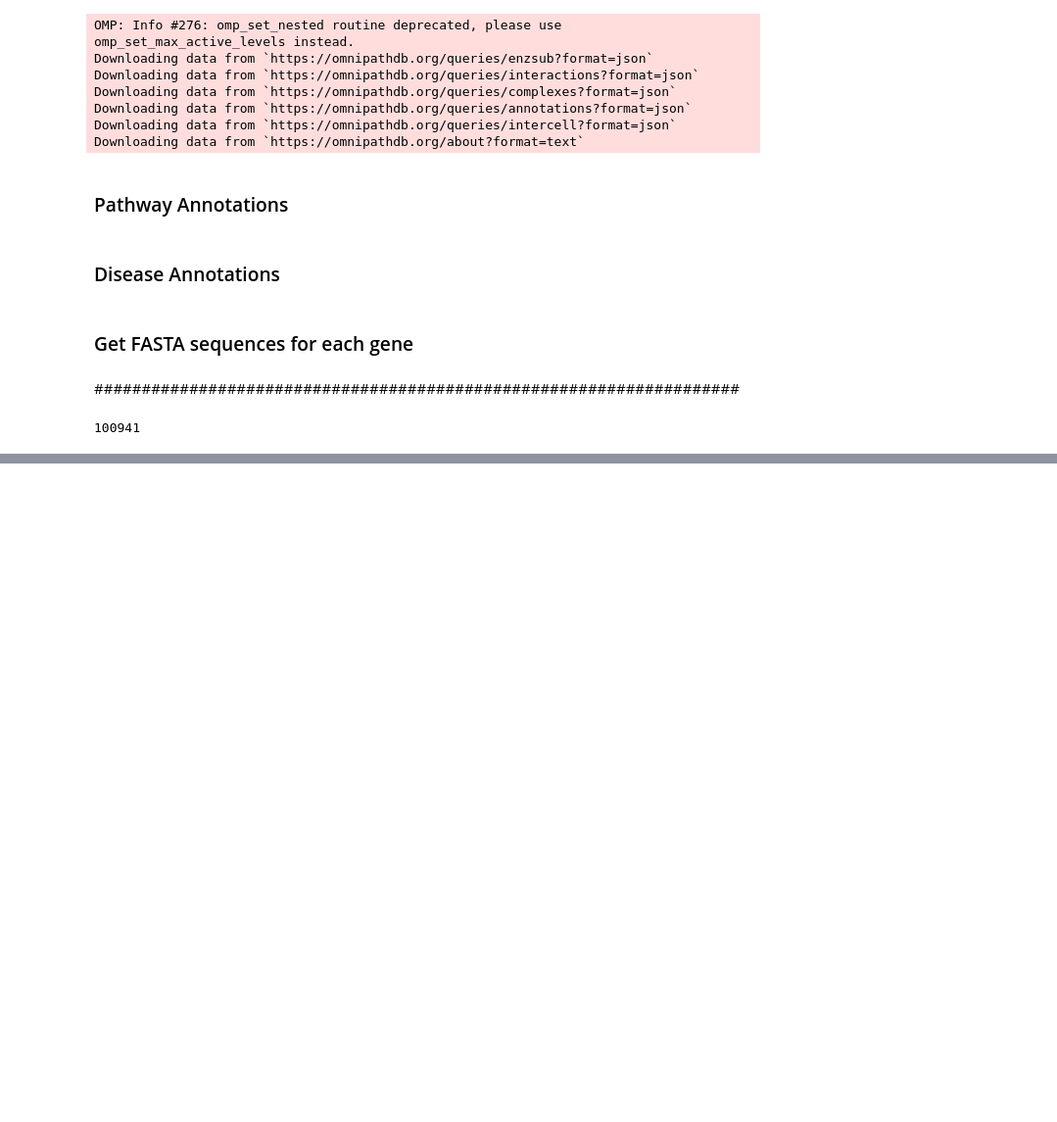
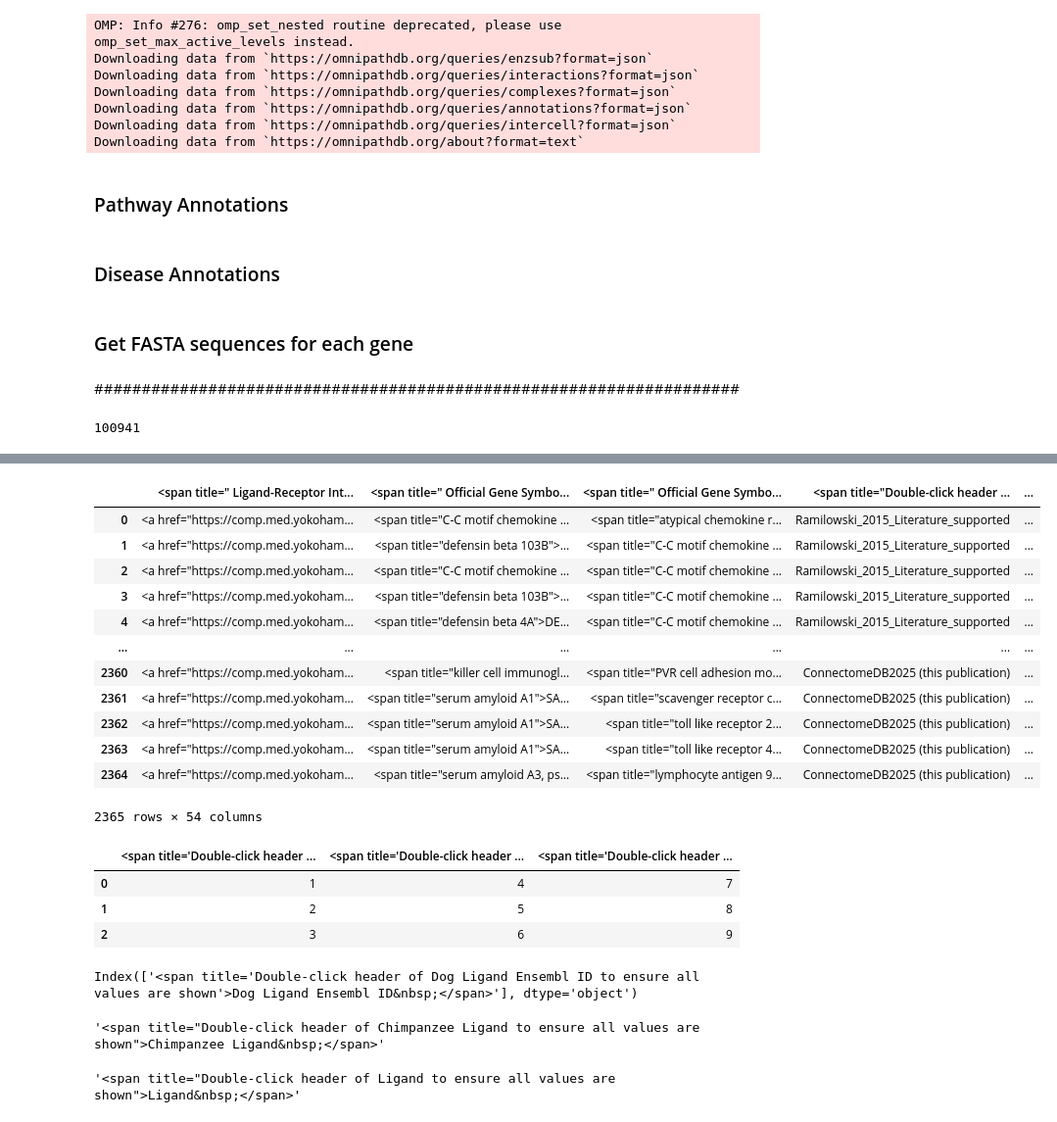
Before and after one commit to bioinfo-YCU/ConnectomeDB, a Jupyter notebook: Python_test.ipynb, the cells around one changed output, grey strips where cells are left out. Shown at 98% size. Drawn from its saved outputs; the diff is of its cells as text; code cells hidden in the pictures; blank space fills up the shorter version.

```diff
--- a/Python_test.ipynb
+++ b/Python_test.ipynb
@@ -666,0 +1178,16 @@ fetch_pubmed_data(pmid_list, hgnc_symbols)
+# %%
+gene_pair
+# %% [output]
+|  | <span title=" Ligand-Receptor Int... | <span title=" Official Gene Symbo... | <span title=" Official Gene Symbo... | <span title="Double-click header ... | ... |
+| 0 | <a href="https://comp.med.yokoham... | <span title="C-C motif chemokine ... | <span title="atypical chemokine r... | Ramilowski_2015_Literature_supported | ... |
+| 1 | <a href="https://comp.med.yokoham... | <span title="defensin beta 103B">... | <span title="C-C motif chemokine ... | Ramilowski_2015_Literature_supported | ... |
+| 2 | <a href="https://comp.med.yokoham... | <span title="C-C motif chemokine ... | <span title="C-C motif chemokine ... | Ramilowski_2015_Literature_supported | ... |
+| 3 | <a href="https://comp.med.yokoham... | <span title="defensin beta 103B">... | <span title="C-C motif chemokine ... | Ramilowski_2015_Literature_supported | ... |
+| 4 | <a href="https://comp.med.yokoham... | <span title="defensin beta 4A">DE... | <span title="C-C motif chemokine ... | Ramilowski_2015_Literature_supported | ... |
+| ... | ... | ... | ... | ... | ... |
+| 2360 | <a href="https://comp.med.yokoham... | <span title="killer cell immunogl... | <span title="PVR cell adhesion mo... | ConnectomeDB2025 (this publication) | ... |
+| 2361 | <a href="https://comp.med.yokoham... | <span title="serum amyloid A1">SA... | <span title="scavenger receptor c... | ConnectomeDB2025 (this publication) | ... |
+| 2362 | <a href="https://comp.med.yokoham... | <span title="serum amyloid A1">SA... | <span title="toll like receptor 2... | ConnectomeDB2025 (this publication) | ... |
+| 2363 | <a href="https://comp.med.yokoham... | <span title="serum amyloid A1">SA... | <span title="toll like receptor 4... | ConnectomeDB2025 (this publication) | ... |
+| 2364 | <a href="https://comp.med.yokoham... | <span title="serum amyloid A3, ps... | <span title="lymphocyte antigen 9... | ConnectomeDB2025 (this publication) | ... |
+2365 rows × 54 columns
@@ -666,0 +1206,45 @@ fetch_pubmed_data(pmid_list, hgnc_symbols)
+# %%
+species_gene_pair
+# %% [output]
+|  | <span title='Double-click header ... | <span title='Double-click header ... | <span title='Double-click header ... |
+| 0 | 1 | 4 | 7 |
+| 1 | 2 | 5 | 8 |
+| 2 | 3 | 6 | 9 |
+# %%
+import pandas as pd
+from bs4 import BeautifulSoup
+
+# Example DataFrame with HTML tags in column names
+data = {
+    "<span title='Double-click header of Sheep Ligand Ensembl ID to ensure all values are shown'>Sheep Ligand Ensembl ID&nbsp;</span>": [1, 2, 3],
+    "<span title='Double-click header of Cow Ligand Ensembl ID to ensure all values are shown'>Cow Ligand Ensembl ID&nbsp;</span>": [4, 5, 6],
+    "<span title='Double-click header of Dog Ligand Ensembl ID to ensure all values are shown'>Dog Ligand Ensembl ID&nbsp;</span>": [7, 8, 9],
+}
+
+species_gene_pair = pd.DataFrame(data)
+
+# Example of chosen species
+species = "Dog"  # The species you want to keep
+all_species = {"Pig", "Cow", "Dog", "Horse", "Sheep"}
+
+# Function to clean column names by removing HTML tags
+def clean_column_name(col):
+    # Remove HTML tags using BeautifulSoup
+    cleaned_name = BeautifulSoup(col, "html.parser").get_text()
+    return cleaned_name.strip()
+
+# Apply the cleaning function to each column name
+cleaned_columns = [clean_column_name(col) for col in species_gene_pair.columns]
+
+# Filter columns based on species and "Ensembl ID" at the end of the name
+filtered_columns = [
+    species_gene_pair.columns[i] for i, cleaned_name in enumerate(cleaned_columns)
+    if cleaned_name.split()[0] == species or not cleaned_name.endswith("Ensembl ID")
+]
+
+# Create the filtered DataFrame using original columns
+filtered_df = species_gene_pair[filtered_columns]
+
+print(filtered_df.columns)
+# %% [output]
+Index(['<span title='Double-click header of Dog Ligand Ensembl ID to ensure all values are shown'>Dog Ligand Ensembl ID&nbsp;</span>'], dtype='object')
@@ -666,0 +1254,4 @@ fetch_pubmed_data(pmid_list, hgnc_symbols)
+# %%
+ligand_col
+# %% [output]
+'<span title="Double-click header of Chimpanzee Ligand to ensure all values are shown">Chimpanzee Ligand&nbsp;</span>'
@@ -666,0 +1266,4 @@ fetch_pubmed_data(pmid_list, hgnc_symbols)
+# %%
+ligand_col
+# %% [output]
+'<span title="Double-click header of Ligand to ensure all values are shown">Ligand&nbsp;</span>'
```
Also changed, not shown: parts of 12 cells of this notebook, 17 other files.
